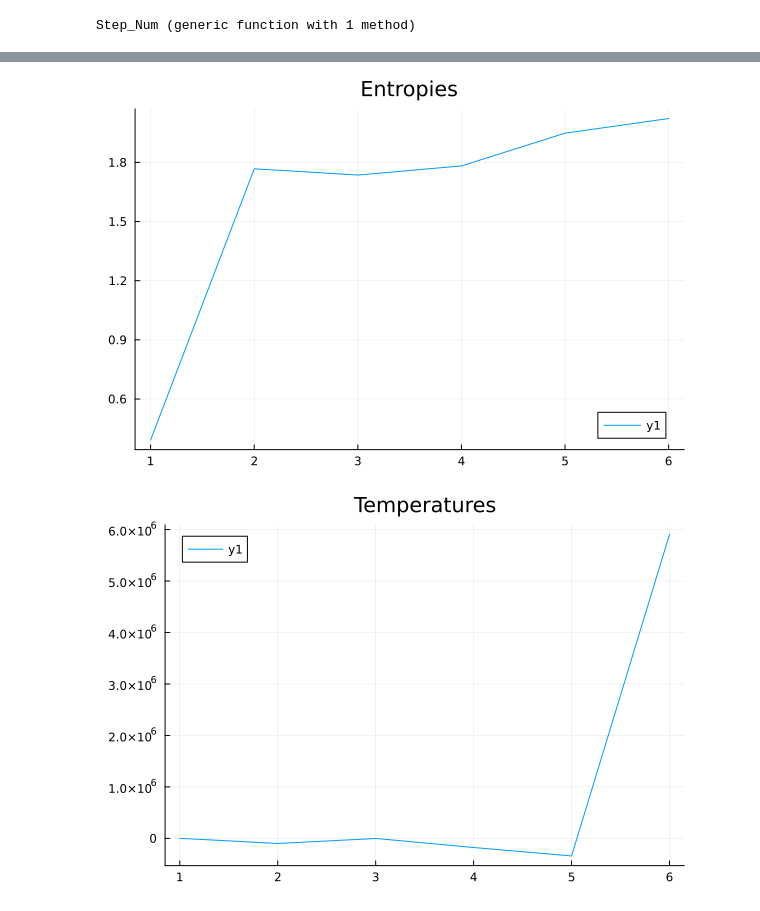
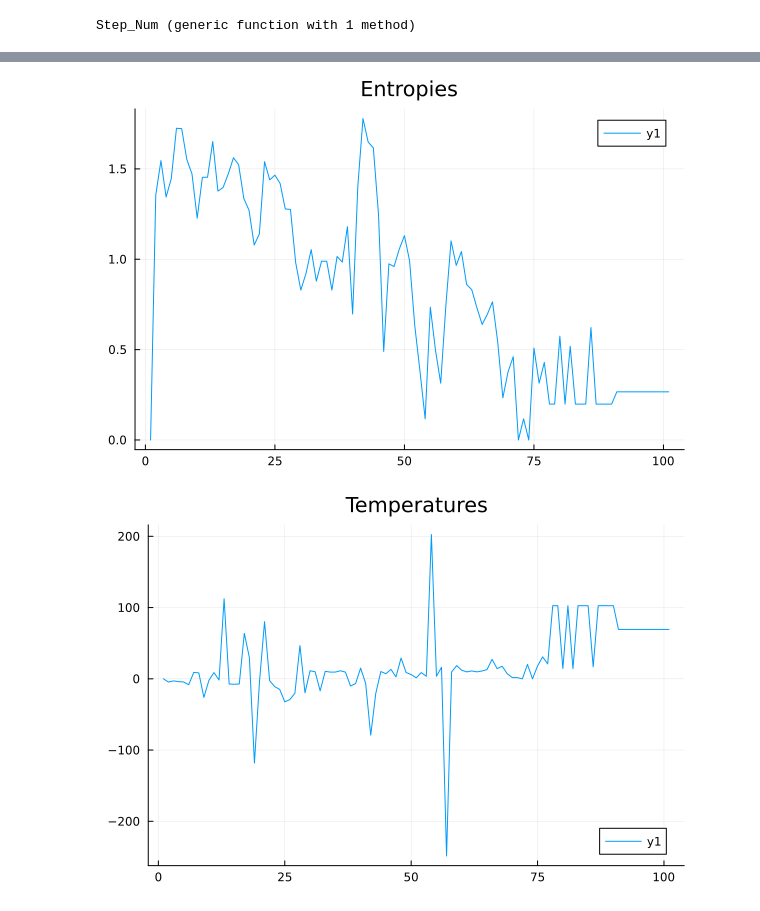
Before and after one commit to mantzaris/FlockingHeat, a Jupyter notebook: nb1.ipynb, the cells around one changed output, grey strips where cells are left out. Cells and saved outputs as stored; diff of their text form; code cells hidden in the pictures.

```diff
--- a/nb1.ipynb
+++ b/nb1.ipynb
@@ -209,0 +188,13 @@ Model_Heat (generic function with 1 method)
+# %%
+function Model_Entropy(e_p_array)
+    S = 0.0
+
+    for (e, p) in e_p_array
+        # Only add to the sum if p is non-zero to avoid log(0)
+        if p > 0
+            S -= p * log(p)
+        end
+    end
+
+    return S
+end
@@ -209,0 +235,6 @@ Model_Heat (generic function with 1 method)
+# %%
+function Model_Heat(S_current, S_prev, T_current)
+    dS = S_current - S_prev
+    dQ = abs(T_current) * abs(dS)
+    return dQ
+end
@@ -210,23 +243,21 @@ Model_Heat (generic function with 1 method)
 # %%
 global S_prev;
-global T_prev;
 
 function Model_Thermo_State(model)
 
-    energies_kde = Model_Energy_DistributionFN(model)
-    S = Model_Entropy(energies_kde)
-    T = Model_Temperature(energies_kde)
+    e_p_array = Model_Energy_DistributionFN(model)
+    S = Model_Entropy(e_p_array)
+    T = Model_Temperature(e_p_array)
 
-    Q = 0;
+    dQ = 0;
 
     if(model_iteration > 0)
-        Model_Heat(S, S_prev, T, T_prev)
+        dQ = Model_Heat(S, S_prev, T)
     end
 
     global S_prev = S;
-    global T_prev = T;
 
-    return (S=S,T=T,Q=Q)
+    return Dict("S"=>S,"T"=>T,"dQ"=>dQ)
 end
 # %% [output]
 Model_Thermo_State (generic function with 1 method)
@@ -256,5 +287,5 @@ model = initialize_model()
 adata = [ :separation, :speed, :ensemble ]
 mdata = [ Step_Num, Model_Ensemble_Energy, Model_Thermo_State, Flock_Model_State ]
 
-step_num = 5
-agent_df, model_df = run!(model, agent_step!, model_step!, step_num; adata , mdata)
+step_num = 100
+agent_df, model_df = run!(model, agent_step!, model_step!, step_num; adata , mdata);
@@ -283,10 +311,10 @@ Plots.plot( model_df[ :, :Model_Ensemble_Energy], title="Energy" )
 # %%
-S_vals = model_df[ :, :Model_Thermo_State] .|> x -> x[:S]
+S_vals = model_df[ :, :Model_Thermo_State] .|> x -> x["S"]
 Plots.plot( S_vals, title="Entropies" )
 # %% [output]
-[figure, old version]
+[figure, new version]
 # %%
-T_vals = model_df[ :, :Model_Thermo_State] .|> x -> x[:T]
+T_vals = model_df[ :, :Model_Thermo_State] .|> x -> x["T"]
 Plots.plot( T_vals, title="Temperatures" )
 # %% [output]
-[figure, old version]
+[figure, new version]
```
Also changed, not shown: parts of 20 cells of this notebook.
